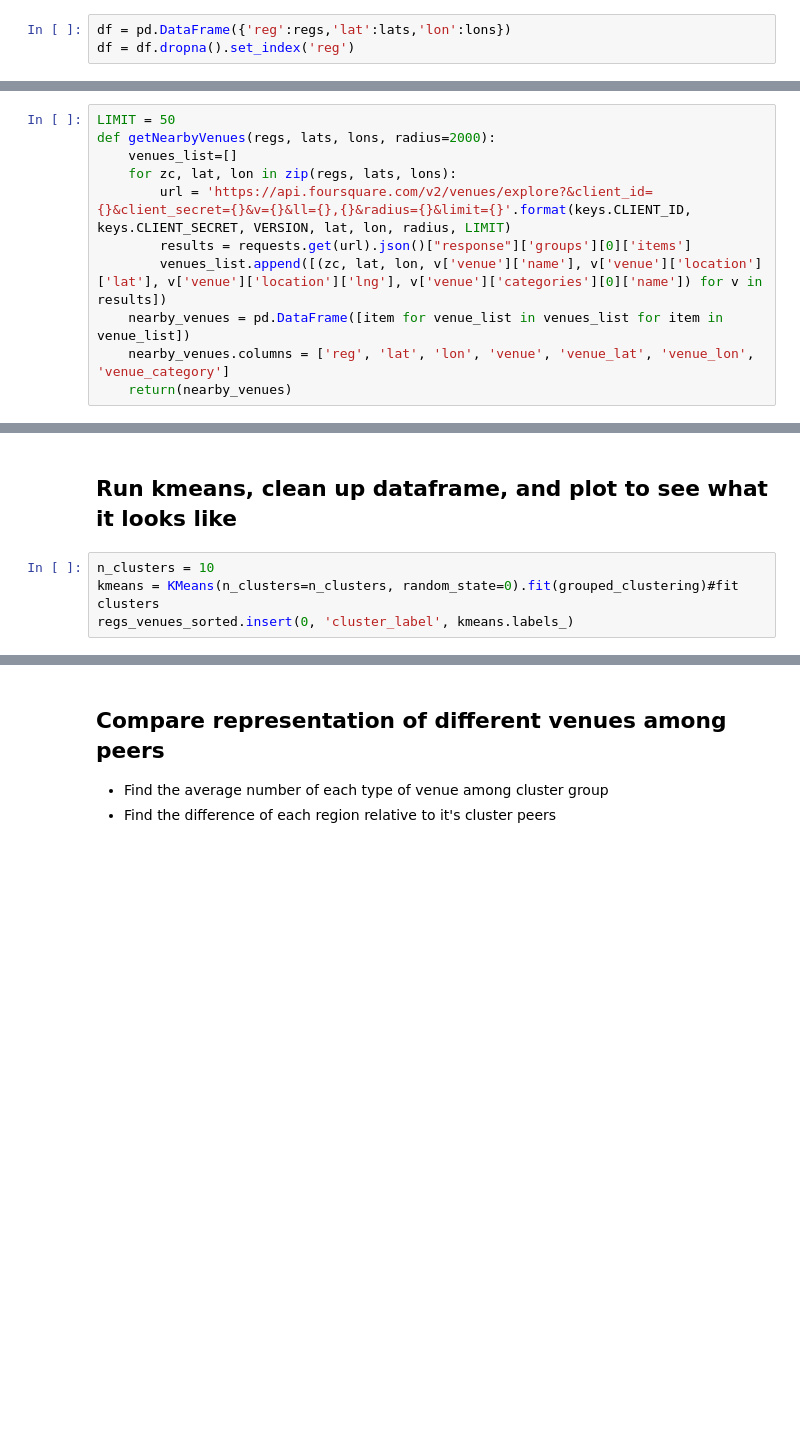
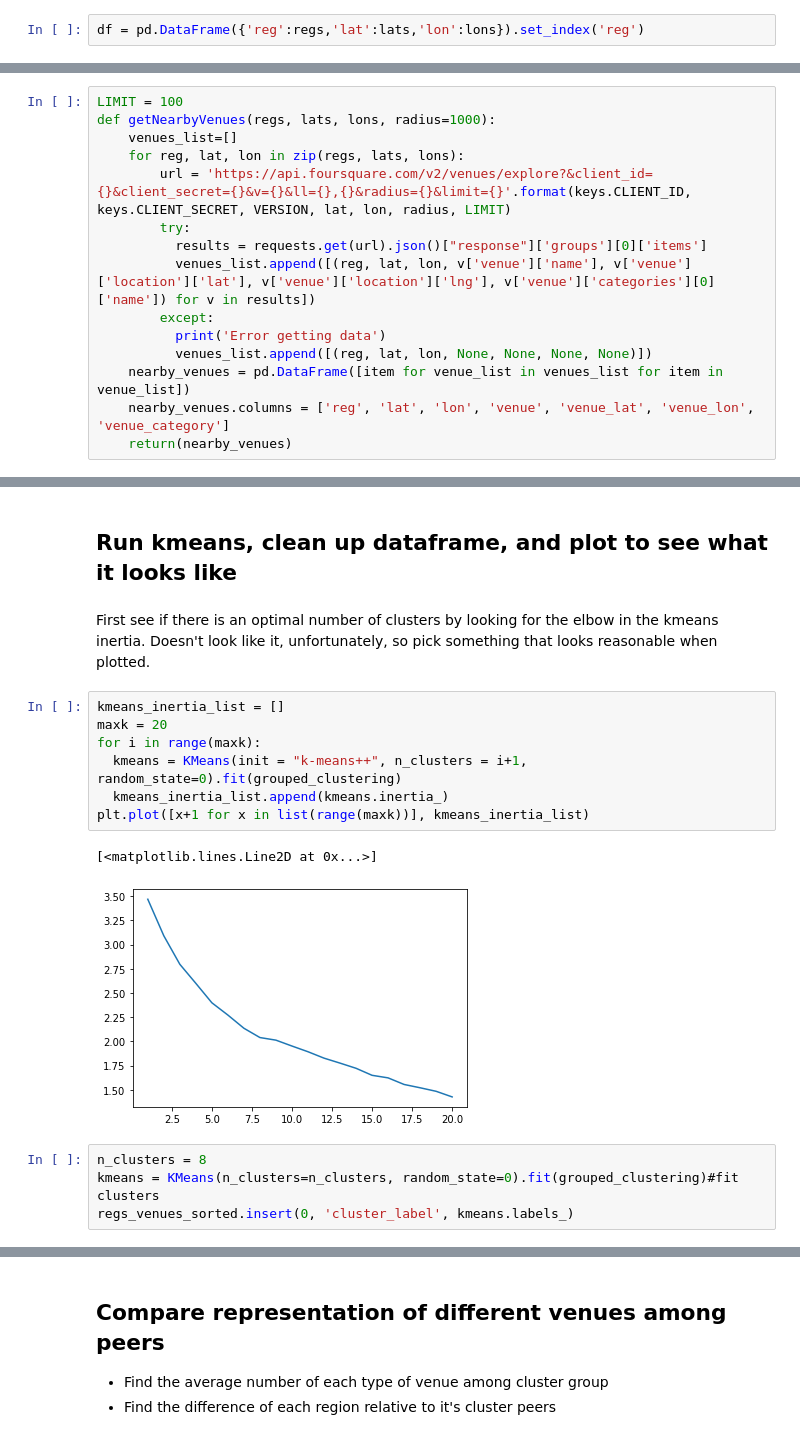
Before and after one commit to mehlmanmichael/Coursera_Capstone, a Jupyter notebook: Week4.ipynb, the cells around one changed output, grey strips where cells are left out. Drawn from its saved outputs; the diff is of its cells as text; blank space fills up the shorter version.

```diff
--- a/Week4.ipynb
+++ b/Week4.ipynb
@@ -96,18 +100,21 @@ for lat in latlist:
 # %% [markdown]
 Convert either of the data sources to dataframe.
 # %%
-df = pd.DataFrame({'reg':regs,'lat':lats,'lon':lons})
-df = df.dropna().set_index('reg')
+df = pd.DataFrame({'reg':regs,'lat':lats,'lon':lons}).set_index('reg')
 # %% [markdown]
 ## Get the Foursquare data
 # %%
-LIMIT = 50
-def getNearbyVenues(regs, lats, lons, radius=2000):
+LIMIT = 100
+def getNearbyVenues(regs, lats, lons, radius=1000):
     venues_list=[]
-    for zc, lat, lon in zip(regs, lats, lons):
+    for reg, lat, lon in zip(regs, lats, lons):
         url = 'https://api.foursquare.com/v2/venues/explore?&client_id={}&client_secret={}&v={}&ll={},{}&radius={}&limit={}'.format(keys.CLIENT_ID, keys.CLIENT_SECRET, VERSION, lat, lon, radius, LIMIT)
-        results = requests.get(url).json()["response"]['groups'][0]['items']
-        venues_list.append([(zc, lat, lon, v['venue']['name'], v['venue']['location']['lat'], v['venue']['location']['lng'], v['venue']['categories'][0]['name']) for v in results])
+        try:
+          results = requests.get(url).json()["response"]['groups'][0]['items']
+          venues_list.append([(reg, lat, lon, v['venue']['name'], v['venue']['location']['lat'], v['venue']['location']['lng'], v['venue']['categories'][0]['name']) for v in results])
+        except:
+          print('Error getting data')
+          venues_list.append([(reg, lat, lon, None, None, None, None)])
     nearby_venues = pd.DataFrame([item for venue_list in venues_list for item in venue_list])
     nearby_venues.columns = ['reg', 'lat', 'lon', 'venue', 'venue_lat', 'venue_lon', 'venue_category']
     return(nearby_venues)
@@ -138,8 +145,20 @@ for ind in np.arange(grouped.shape[0]):
 grouped_clustering = grouped.drop('reg', 1)
 # %% [markdown]
 ## Run kmeans, clean up dataframe, and plot to see what it looks like
+# %% [markdown]
+First see if there is an optimal number of clusters by looking for the elbow in the kmeans inertia.  Doesn't look like it, unfortunately, so pick something that looks reasonable when plotted.
+# %%
+kmeans_inertia_list = []
+maxk = 20
+for i in range(maxk):
+  kmeans = KMeans(init = "k-means++", n_clusters = i+1, random_state=0).fit(grouped_clustering)
+  kmeans_inertia_list.append(kmeans.inertia_)
+plt.plot([x+1 for x in list(range(maxk))], kmeans_inertia_list)
+# %% [output]
+[<matplotlib.lines.Line2D at 0x...>]
+[figure, added]
 # %%
-n_clusters = 10
+n_clusters = 8
 kmeans = KMeans(n_clusters=n_clusters, random_state=0).fit(grouped_clustering)#fit clusters
 regs_venues_sorted.insert(0, 'cluster_label', kmeans.labels_)
 # %%
```
Also changed, not shown: parts of 23 cells of this notebook.
